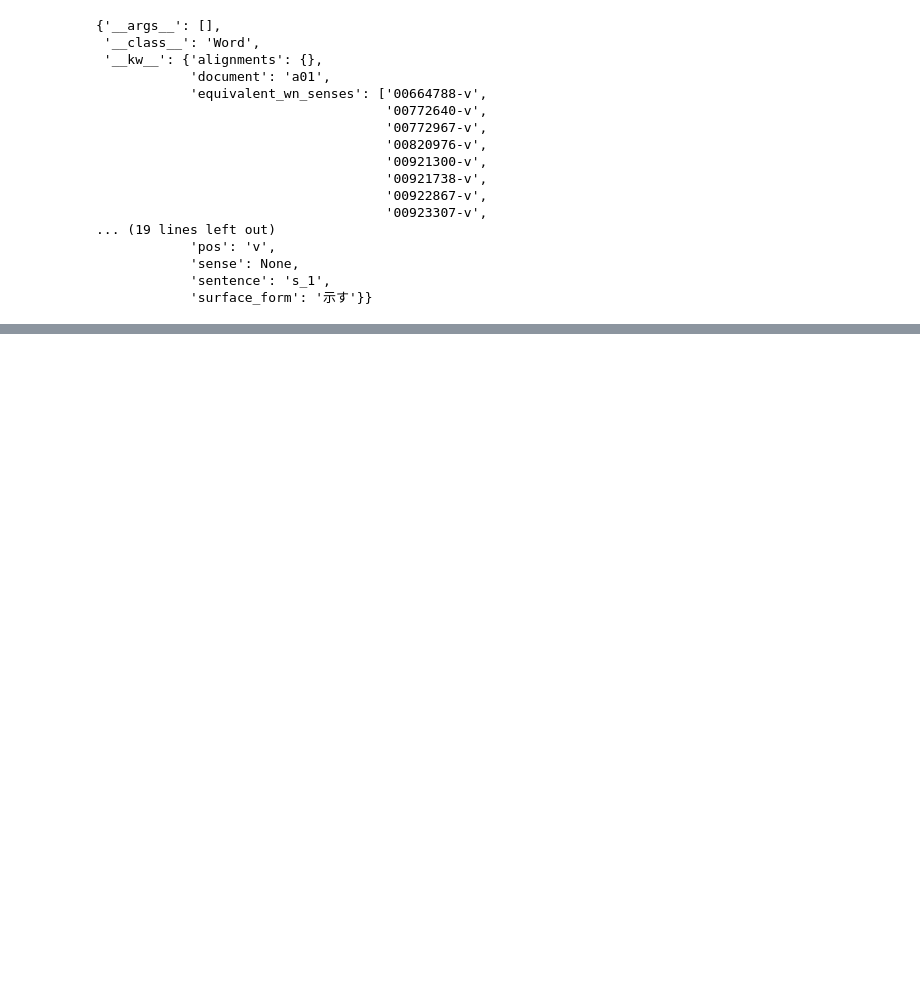
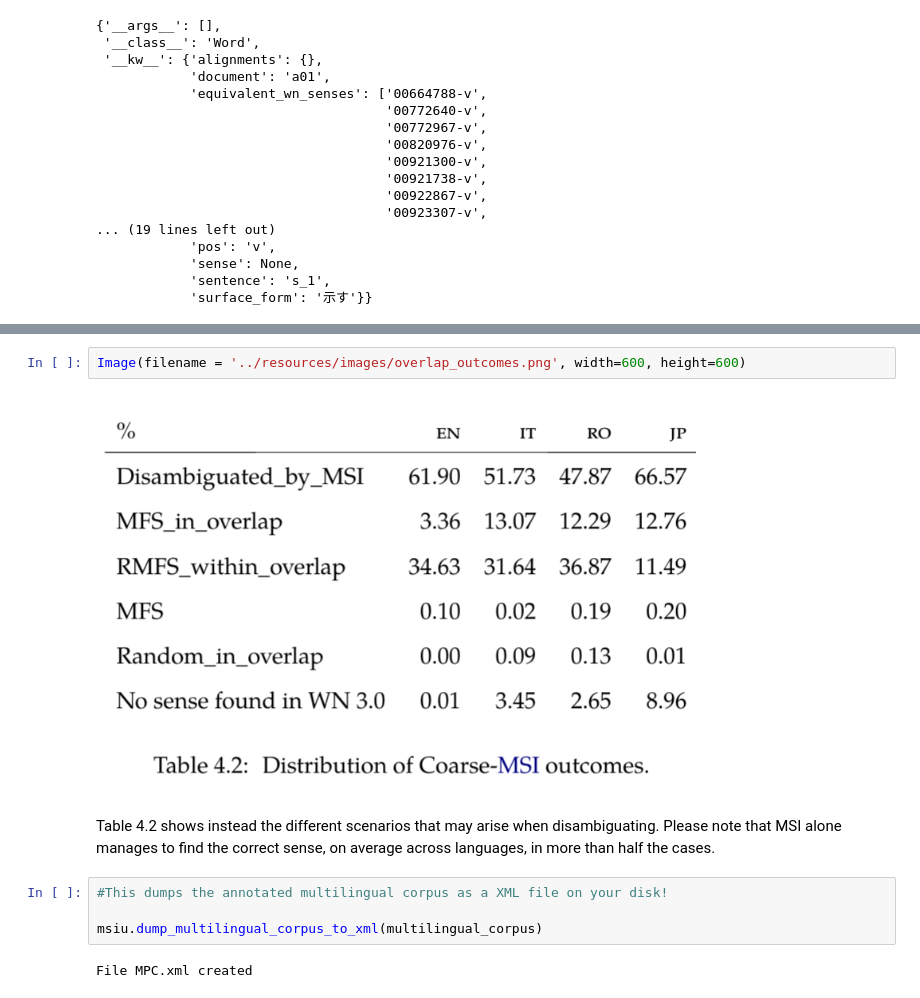
Before and after one commit to jusing-es/clwsd, a Jupyter notebook: code/MSI_demo.ipynb, the cells around one changed output, grey strips where cells are left out. Cells and saved outputs as stored; diff of their text form; blank space fills up the shorter version.

```diff
--- a/code/MSI_demo.ipynb
+++ b/code/MSI_demo.ipynb
@@ -124,0 +216,12 @@ NameError: name 'apply_msi_to_corpus' is not defined
+# %%
+Image(filename = '../resources/images/overlap_outcomes.png', width=600, height=600)
+# %% [output]
+[figure, added]
+# %% [markdown]
+Table 4.2 shows instead the different scenarios that may arise when disambiguating. Please note that MSI alone manages to find the correct sense, on average across languages, in more than half the cases.
+# %%
+#This dumps the annotated multilingual corpus as a XML file on your disk!
+
+msiu.dump_multilingual_corpus_to_xml(multilingual_corpus)
+# %% [output]
+File MPC.xml created
```
Also changed, not shown: parts of 23 cells of this notebook, 3 other files.
